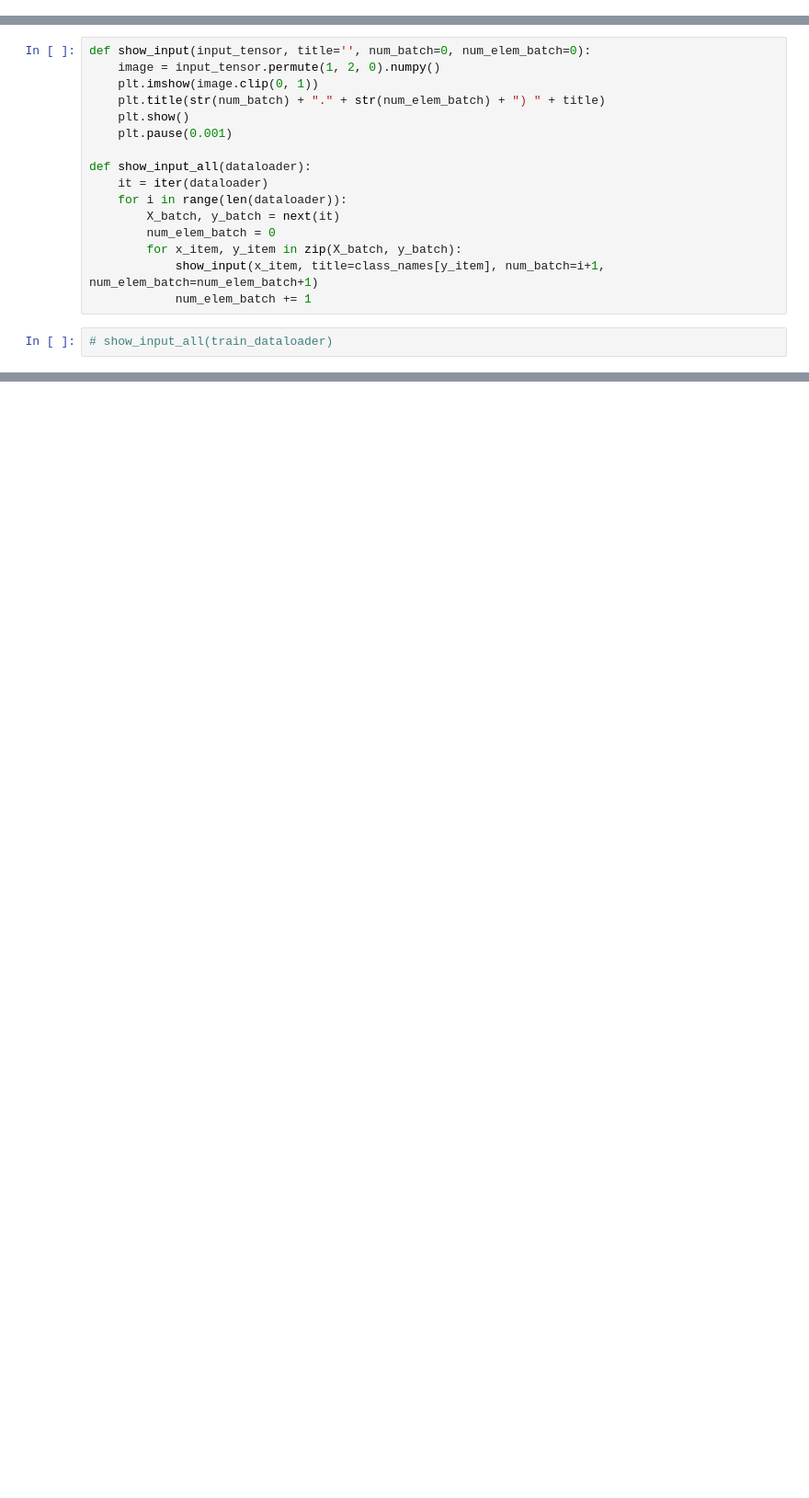
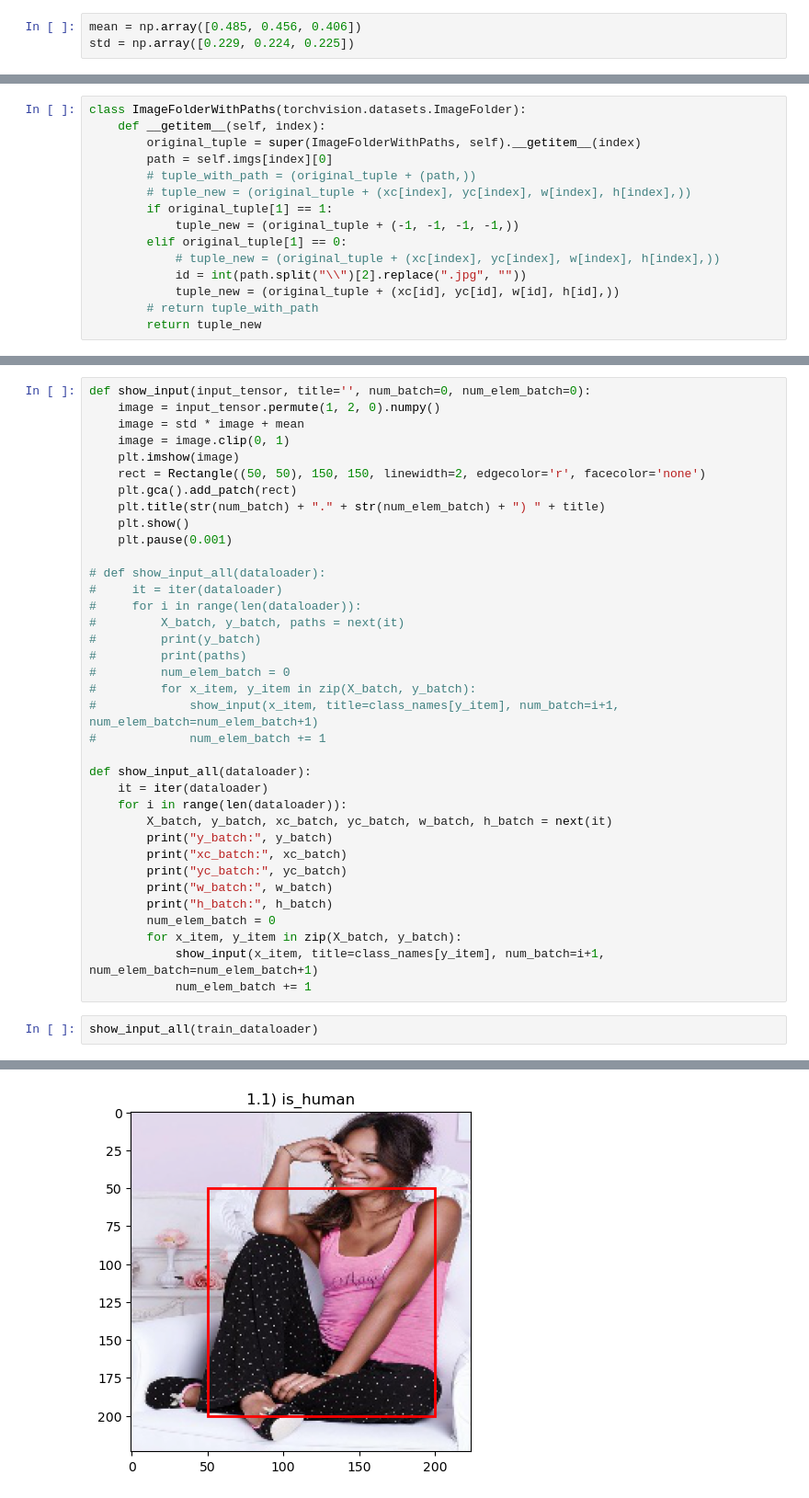
Before and after one commit to Ruslan-Far/robot_engineer, a Jupyter notebook: humans_detection/generation_correct_dataset.ipynb, the cells around one changed output, grey strips where cells are left out. Shown at 92% size. Drawn from its saved outputs; the diff is of its cells as text; blank space fills up the shorter version.

```diff
--- a/humans_detection/generation_correct_dataset.ipynb
+++ b/humans_detection/generation_correct_dataset.ipynb
@@ -25,0 +46,3 @@ class_names = ["is_human", "no"]
+# %%
+mean = np.array([0.485, 0.456, 0.406])
+std = np.array([0.229, 0.224, 0.225])
@@ -26 +63,16 @@ class_names = ["is_human", "no"]
+# %%
+class ImageFolderWithPaths(torchvision.datasets.ImageFolder):
+    def __getitem__(self, index):
+        original_tuple = super(ImageFolderWithPaths, self).__getitem__(index)
+        path = self.imgs[index][0]
+        # tuple_with_path = (original_tuple + (path,))
+        # tuple_new = (original_tuple + (xc[index], yc[index], w[index], h[index],))
+        if original_tuple[1] == 1:
+            tuple_new = (original_tuple + (-1, -1, -1, -1,))
+        elif original_tuple[1] == 0:
+            # tuple_new = (original_tuple + (xc[index], yc[index], w[index], h[index],))
+            id = int(path.split("\\")[2].replace(".jpg", ""))
+            tuple_new = (original_tuple + (xc[id], yc[id], w[id], h[id],))
+        # return tuple_with_path
+        return tuple_new
 # %%
@@ -48,18 +107,39 @@ Transform: Compose(
 # %%
 def show_input(input_tensor, title='', num_batch=0, num_elem_batch=0):
     image = input_tensor.permute(1, 2, 0).numpy()
-    plt.imshow(image.clip(0, 1))
+    image = std * image + mean
+    image = image.clip(0, 1)
+    plt.imshow(image)
+    rect = Rectangle((50, 50), 150, 150, linewidth=2, edgecolor='r', facecolor='none')
+    plt.gca().add_patch(rect)
     plt.title(str(num_batch) + "." + str(num_elem_batch) + ") " + title)
     plt.show()
     plt.pause(0.001)
 
+# def show_input_all(dataloader):
+#     it = iter(dataloader)
+#     for i in range(len(dataloader)):
+#         X_batch, y_batch, paths = next(it)
+#         print(y_batch)
+#         print(paths)
+#         num_elem_batch = 0
+#         for x_item, y_item in zip(X_batch, y_batch):
+#             show_input(x_item, title=class_names[y_item], num_batch=i+1, num_elem_batch=num_elem_batch+1)
+#             num_elem_batch += 1
+
 def show_input_all(dataloader):
     it = iter(dataloader)
     for i in range(len(dataloader)):
-        X_batch, y_batch = next(it)
+        X_batch, y_batch, xc_batch, yc_batch, w_batch, h_batch = next(it)
+        print("y_batch:", y_batch)
+        print("xc_batch:", xc_batch)
+        print("yc_batch:", yc_batch)
+        print("w_batch:", w_batch)
+        print("h_batch:", h_batch)
         num_elem_batch = 0
         for x_item, y_item in zip(X_batch, y_batch):
             show_input(x_item, title=class_names[y_item], num_batch=i+1, num_elem_batch=num_elem_batch+1)
             num_elem_batch += 1
 # %%
-# show_input_all(train_dataloader)
+show_input_all(train_dataloader)
+# %% [output]
@@ -65,0 +151 @@ def show_input_all(dataloader):
+[figure, added]
```
Also changed, not shown: parts of 13 cells of this notebook.
